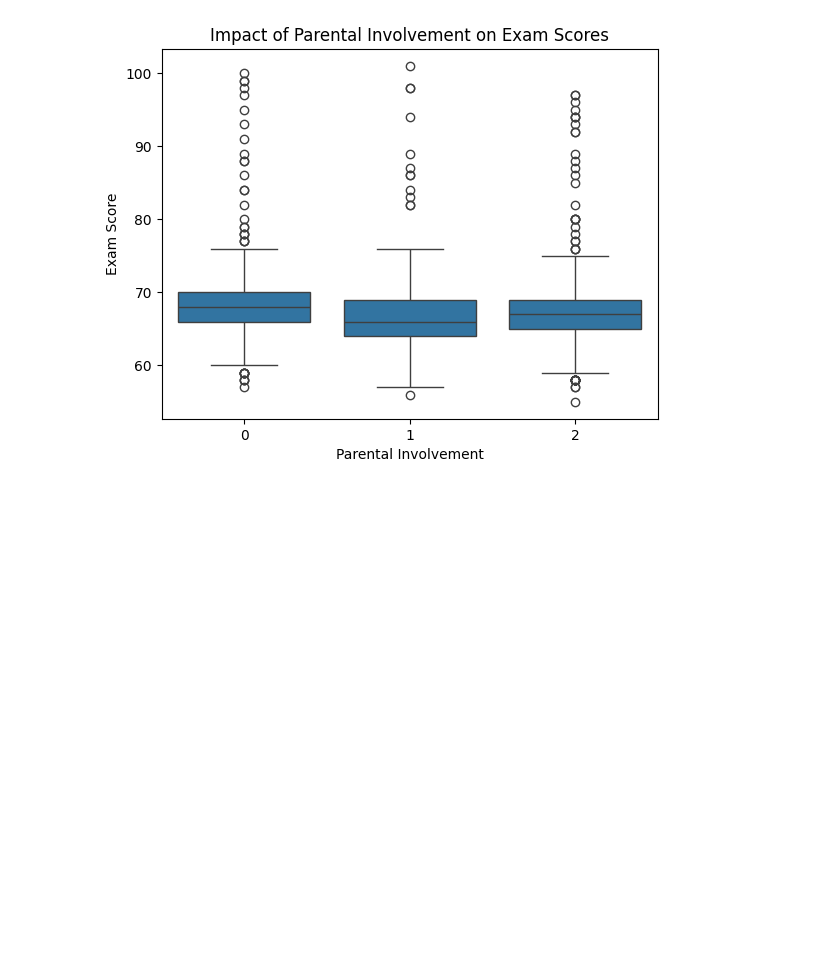
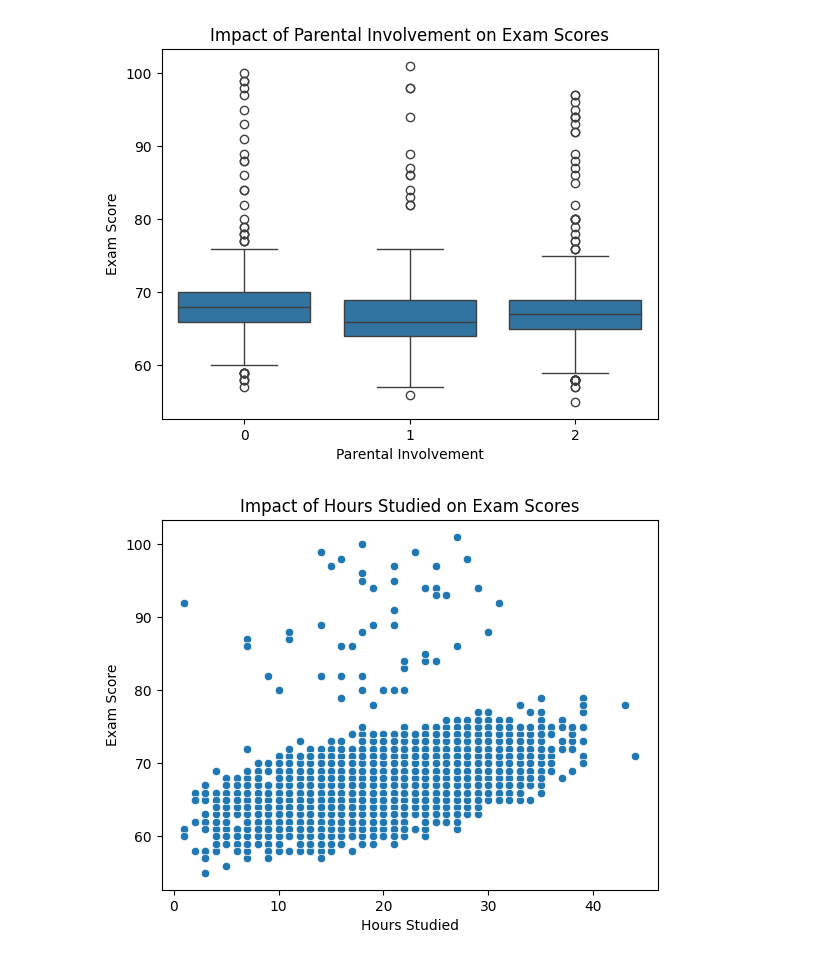
Before and after one commit to Sam-Little/ML_assessment_3_v2, a Jupyter notebook: notebooks/EDA.ipynb, the cells around one changed output. Drawn from its saved outputs; the diff is of its cells as text; code cells hidden in the pictures; blank space fills up the shorter version.

Commit message:
updated EDA file with scatter plot to show impact of hours studied on exam scores

```diff
--- a/notebooks/EDA.ipynb
+++ b/notebooks/EDA.ipynb
@@ -22,3 +22,23 @@ plt.ylabel("Exam Score")
 plt.show()
 # %% [output]
 [figure]
+# %%
+import matplotlib.pyplot as plt
+import seaborn as sns
+import pandas as pd
+
+# Load the processed dataset
+dataset_cleaned = pd.read_csv(r'C:\Users\Admin\ML_assessment_3_v2\data\processed\processed_data.csv')
+
+# Scatter plot for Hours Studied vs Exam Score
+sns.scatterplot(x='Hours_Studied', y='Exam_Score', data=dataset_cleaned)
+
+# Add title and labels
+plt.title('Impact of Hours Studied on Exam Scores')
+plt.xlabel('Hours Studied')
+plt.ylabel('Exam Score')
+
+# Display the plot
+plt.show()
+# %% [output]
+[figure, added]
```
